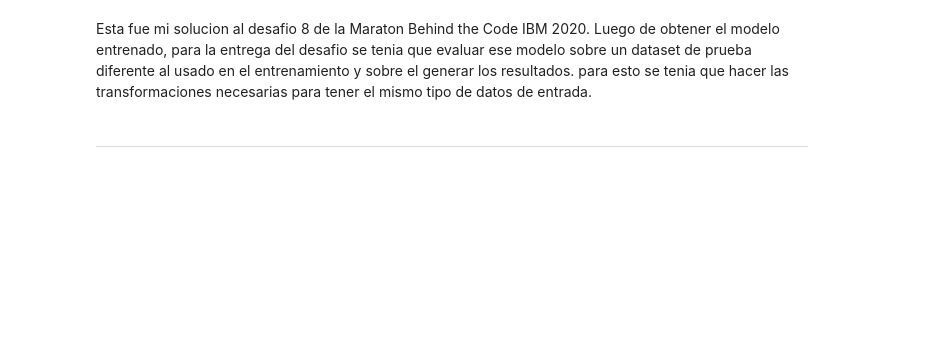
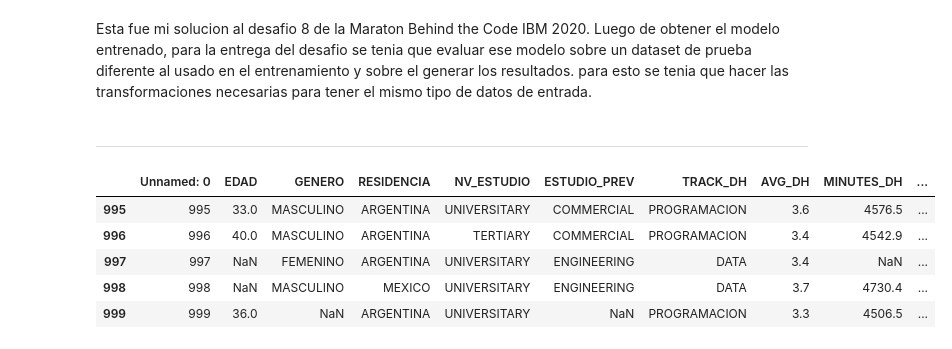
Before and after one commit to luisandres248/Desafio-8-Maraton-Behind-The-Code-IBM-2020, a Jupyter notebook: Desafio-8-Notebook.ipynb, the cells around one changed output. Cells and saved outputs as stored; diff of their text form; code cells hidden in the pictures; blank space fills up the shorter version.

```diff
--- a/Desafio-8-Notebook.ipynb
+++ b/Desafio-8-Notebook.ipynb
@@ -840,3 +758,16 @@ Esta fue mi solucion al desafio 8 de la Maraton Behind the Code IBM 2020.
 Luego de obtener el modelo entrenado, para la entrega del desafio se tenia que evaluar ese modelo sobre un dataset de prueba diferente al usado en el entrenamiento y sobre el generar los resultados. para esto se tenia que hacer las transformaciones necesarias para tener el mismo tipo de datos de entrada.
 # %% [markdown]
 <hr>
+# %%
+url = 'https://raw.githubusercontent.com/vanderlei-test/654986294958/master/to_be_scored_digitalhouse.csv'
+filename = 'to_be_scored_digitalhouse.csv'
+urllib.request.urlretrieve(url, filename)
+df_to_be_scored = pd.read_csv(r'to_be_scored_digitalhouse.csv')
+df_to_be_scored.tail()
+# %% [output]
+|  | Unnamed: 0 | EDAD | GENERO | RESIDENCIA | NV_ESTUDIO | ESTUDIO_PREV | TRACK_DH | AVG_DH | MINUTES_DH | ... |
+| 995 | 995 | 33.0 | MASCULINO | ARGENTINA | UNIVERSITARY | COMMERCIAL | PROGRAMACION | 3.6 | 4576.5 | ... |
+| 996 | 996 | 40.0 | MASCULINO | ARGENTINA | TERTIARY | COMMERCIAL | PROGRAMACION | 3.4 | 4542.9 | ... |
+| 997 | 997 | NaN | FEMENINO | ARGENTINA | UNIVERSITARY | ENGINEERING | DATA | 3.4 | NaN | ... |
+| 998 | 998 | NaN | MASCULINO | MEXICO | UNIVERSITARY | ENGINEERING | DATA | 3.7 | 4730.4 | ... |
+| 999 | 999 | 36.0 | NaN | ARGENTINA | UNIVERSITARY | NaN | PROGRAMACION | 3.3 | 4506.5 | ... |
```
Also changed, not shown: parts of 17 cells of this notebook, 1 other file.
